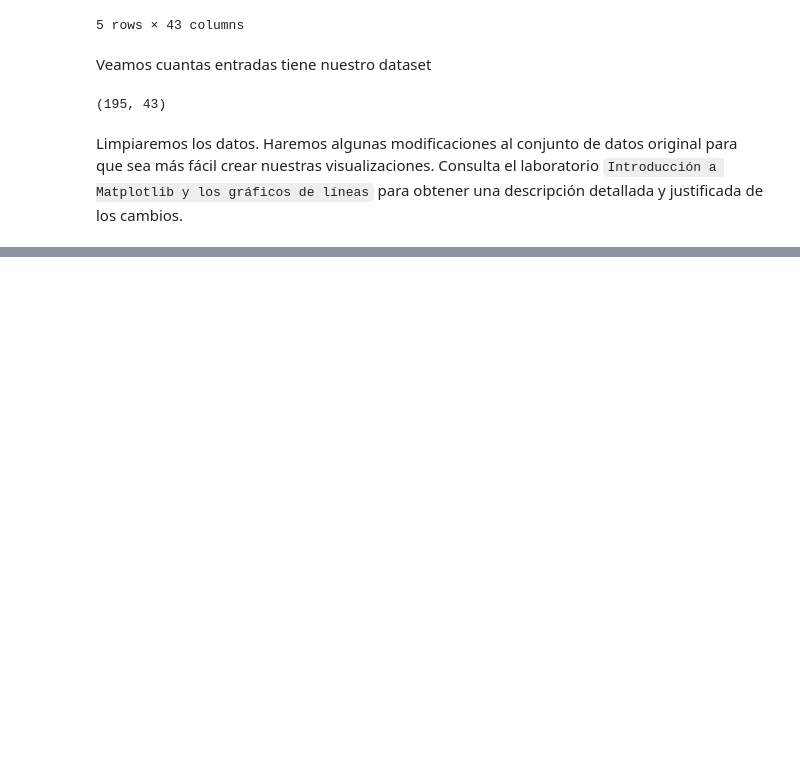
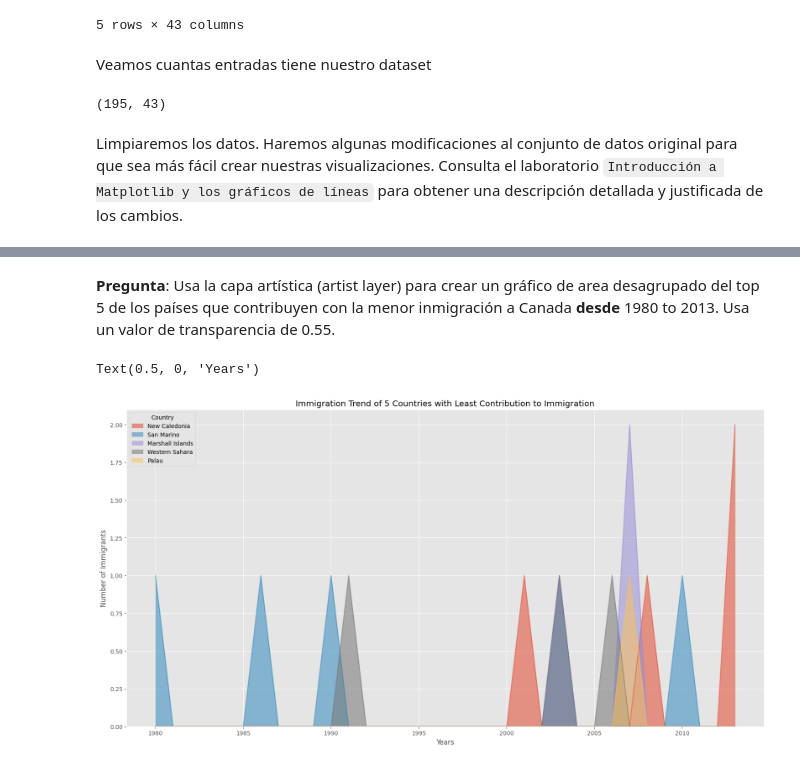
Before and after one commit to reivincitot/Curso-ibm, a Jupyter notebook: Data visualization with python/areaPlotHistogramsAndBarPlots_lab2.ipynb, the cells around one changed output, grey strips where cells are left out. Cells and saved outputs as stored; diff of their text form; code cells hidden in the pictures; blank space fills up the shorter version.

```diff
--- a/Data visualization with python/areaPlotHistogramsAndBarPlots_lab2.ipynb
+++ b/Data visualization with python/areaPlotHistogramsAndBarPlots_lab2.ipynb
@@ -56,0 +275,19 @@ Limpiaremos los datos. Haremos algunas modificaciones al conjunto de datos origi
+# %% [markdown]
+**Pregunta**: Usa la capa artística (artist layer) para crear un gráfico de area desagrupado del top 5 de los países que contribuyen con la menor inmigración a Canada **desde** 1980 to 2013. Usa un valor de transparencia de 0.55.
+# %%
+df_least5 = df_can.tail(5)
+df_least5 = df_least5[years].transpose()
+df_least5.head()
+
+df_least5.index =df_least5.index.map(int) # vamos a cambiar el valor del indice de df_least5 a tipo integer para poder gráficar
+ax= df_least5.plot(kind="area",
+                   alpha=0.55,
+                   stacked=False,
+                   figsize=(20,10))
+
+ax.set_title("Immigration Trend of 5 Countries with Least Contribution to Immigration")
+ax.set_ylabel("Number of Immigrants")
+ax.set_xlabel("Years")
+# %% [output]
+Text(0.5, 0, 'Years')
+[figure, added]
```
Also changed, not shown: parts of 32 cells of this notebook.
